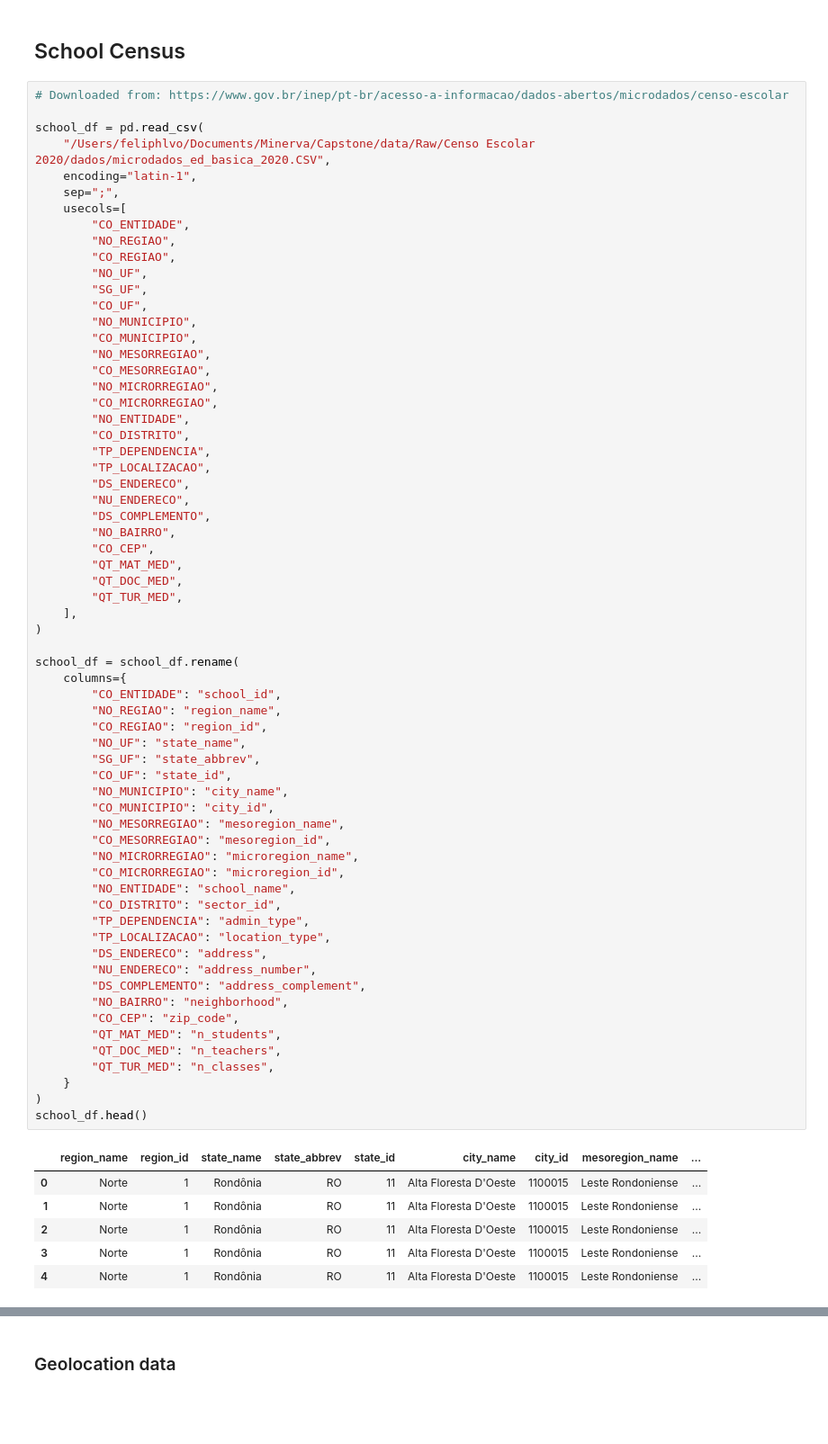
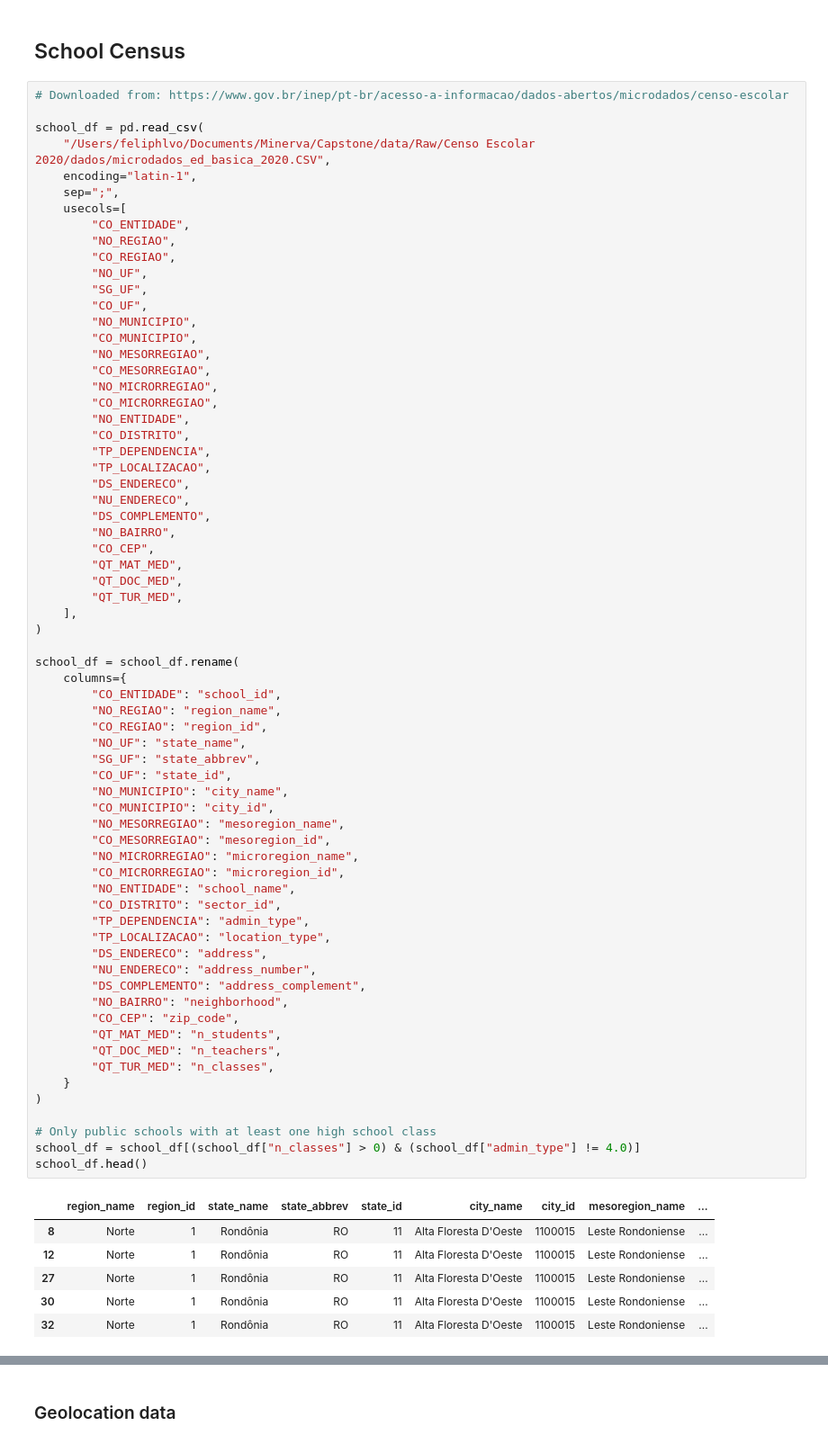
Before and after one commit to felipehlvo/access_to_education_map, a Jupyter notebook: notebooks/Building Basic Dataset.ipynb, the cells around one changed output, grey strips where cells are left out. Shown at 90% size. Saved outputs shown, nothing was run; the diff lists cells and outputs as text; blank space fills up the shorter version.

```diff
--- a/notebooks/Building Basic Dataset.ipynb
+++ b/notebooks/Building Basic Dataset.ipynb
@@ -336,38 +336,41 @@ school_df = school_df.rename(
     columns={
         "CO_ENTIDADE": "school_id",
         "NO_REGIAO": "region_name",
         "CO_REGIAO": "region_id",
         "NO_UF": "state_name",
         "SG_UF": "state_abbrev",
         "CO_UF": "state_id",
         "NO_MUNICIPIO": "city_name",
         "CO_MUNICIPIO": "city_id",
         "NO_MESORREGIAO": "mesoregion_name",
         "CO_MESORREGIAO": "mesoregion_id",
         "NO_MICRORREGIAO": "microregion_name",
         "CO_MICRORREGIAO": "microregion_id",
         "NO_ENTIDADE": "school_name",
         "CO_DISTRITO": "sector_id",
         "TP_DEPENDENCIA": "admin_type",
         "TP_LOCALIZACAO": "location_type",
         "DS_ENDERECO": "address",
         "NU_ENDERECO": "address_number",
         "DS_COMPLEMENTO": "address_complement",
         "NO_BAIRRO": "neighborhood",
         "CO_CEP": "zip_code",
         "QT_MAT_MED": "n_students",
         "QT_DOC_MED": "n_teachers",
         "QT_TUR_MED": "n_classes",
     }
 )
+
+# Only public schools with at least one high school class
+school_df = school_df[(school_df["n_classes"] > 0) & (school_df["admin_type"] != 4.0)]
 school_df.head()
 # %% [output]
 |  | region_name | region_id | state_name | state_abbrev | state_id | city_name | city_id | mesoregion_name | ... |
-| 0 | Norte | 1 | Rondônia | RO | 11 | Alta Floresta D'Oeste | 1100015 | Leste Rondoniense | ... |
-| 1 | Norte | 1 | Rondônia | RO | 11 | Alta Floresta D'Oeste | 1100015 | Leste Rondoniense | ... |
-| 2 | Norte | 1 | Rondônia | RO | 11 | Alta Floresta D'Oeste | 1100015 | Leste Rondoniense | ... |
-| 3 | Norte | 1 | Rondônia | RO | 11 | Alta Floresta D'Oeste | 1100015 | Leste Rondoniense | ... |
-| 4 | Norte | 1 | Rondônia | RO | 11 | Alta Floresta D'Oeste | 1100015 | Leste Rondoniense | ... |
+| 8 | Norte | 1 | Rondônia | RO | 11 | Alta Floresta D'Oeste | 1100015 | Leste Rondoniense | ... |
+| 12 | Norte | 1 | Rondônia | RO | 11 | Alta Floresta D'Oeste | 1100015 | Leste Rondoniense | ... |
+| 27 | Norte | 1 | Rondônia | RO | 11 | Alta Floresta D'Oeste | 1100015 | Leste Rondoniense | ... |
+| 30 | Norte | 1 | Rondônia | RO | 11 | Alta Floresta D'Oeste | 1100015 | Leste Rondoniense | ... |
+| 32 | Norte | 1 | Rondônia | RO | 11 | Alta Floresta D'Oeste | 1100015 | Leste Rondoniense | ... |
 5 rows × 24 columns
 # %%
 school_df.isnull().sum()
```
Also changed, not shown: parts of 13 cells of this notebook, 3 other files.
